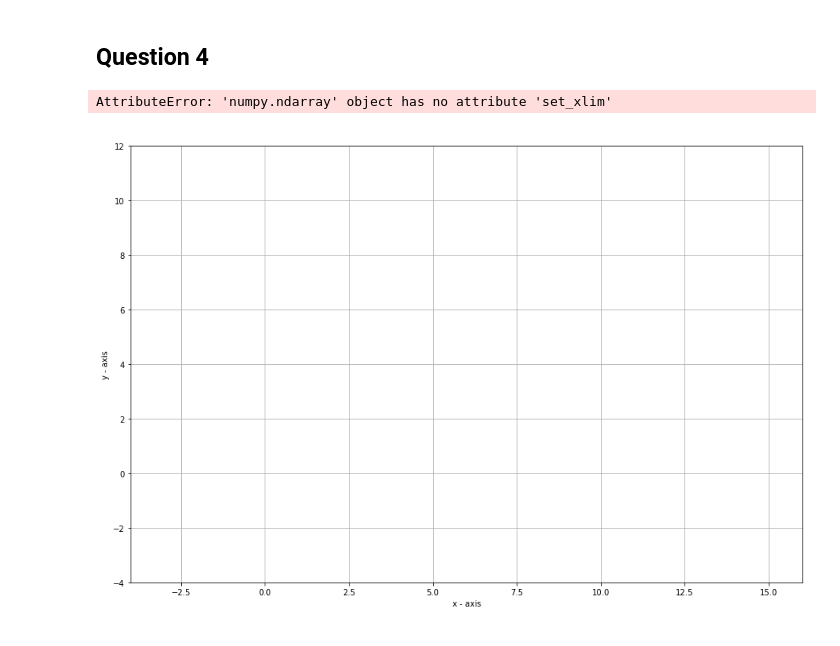
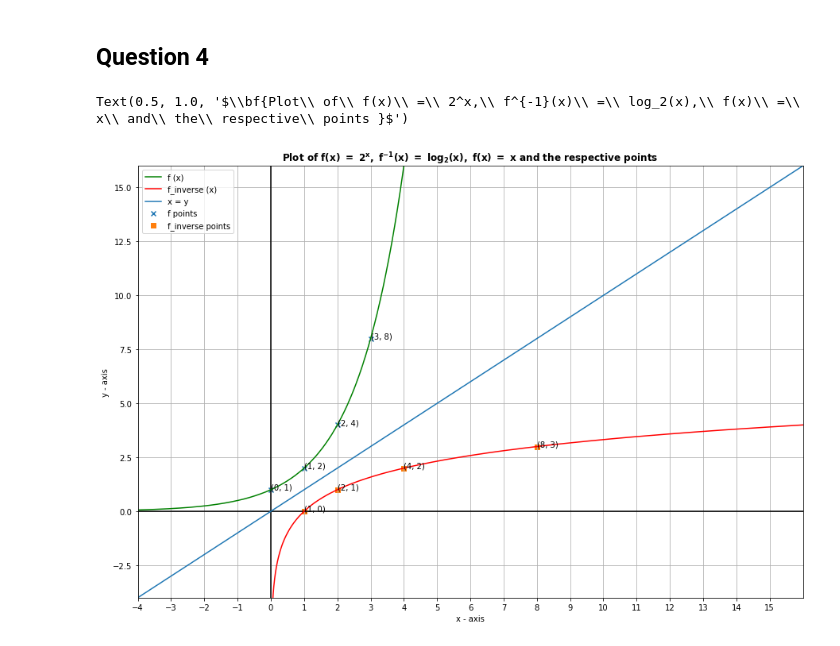
Before and after one commit to theatina/M902_MathNLP, a Jupyter notebook: Project_2/M902_Project2_CTKylafi_LT1200012.ipynb, the cells around one changed output. Cells and saved outputs as stored; diff of their text form; code cells hidden in the pictures.

```diff
--- a/Project_2/M902_Project2_CTKylafi_LT1200012.ipynb
+++ b/Project_2/M902_Project2_CTKylafi_LT1200012.ipynb
@@ -105,43 +105,43 @@ plt.xlabel("x - axis")
 plt.ylabel("y - axis")
 
 f_plot.grid(True)
-f_plot.title.set_text(r"$\bf{s_3$")
+# f_plot.title.set_text(r"$\bf{s_3$")
 f_plot.set_xlim(-4,16)
-f_plot.set_ylim(-4,12)
+f_plot.set_ylim(-4,16)
 
 f = [ exp_2(i) for i in x ]
 f_inverse = [ f_log(i) for i in x_inv ]
 f_xy = x
 
-plots[:].set_xlim(5)
+# plots[:].set_xlim(5)
 f_plot.plot( x, x*0, "k")
 f_plot.plot( x*0, x, "k" )
 f_plot.plot( x, f, "g", label="f (x)" )
 f_plot.plot( x_inv, f_inverse, "r", label="f_inverse (x)" )
 f_plot.plot( x, f_xy, label="x = y" )
 
 #points to draw
 #f
 x_list = [0,1,2,3]
 y_list = [ exp_2(x) for x in x_list ]
 # print(y_list)
 
 #f inverse
 x_inv_list = [1,2,4,8]
 y_inv_list = [ int(f_log(x)) for x in x_inv_list ]
 # print(y_inv_list)
 
 f_plot.scatter(x_list, y_list, marker="x", label="f points")
 f_plot.scatter(x_inv_list, y_inv_list, marker="s", label="f_inverse points")
 
 for i, txt in enumerate(x_list):
     f_plot.annotate((x_list[i],y_list[i]), (x_list[i], y_list[i]))
     f_plot.annotate((x_inv_list[i],y_inv_list[i]), (x_inv_list[i], y_inv_list[i]))
 
 f_plot.legend()
 plt.xticks([i for i in range(-4,16,1)])
 
-plt.title(r"$\bf{Plot\ of\ f(x)\ =\ 2^x,\ f^{-1}(x)\ =\ log(x),\ f(x)\ =\ x\ and\ the\ respective\ points }$")
+plt.title(r"$\bf{Plot\ of\ f(x)\ =\ 2^x,\ f^{-1}(x)\ =\ log_2(x),\ f(x)\ =\ x\ and\ the\ respective\ points }$")
 # %% [output]
-AttributeError: 'numpy.ndarray' object has no attribute 'set_xlim'
+Text(0.5, 1.0, '$\\bf{Plot\\ of\\ f(x)\\ =\\ 2^x,\\ f^{-1}(x)\\ =\\ log_2(x),\\ f(x)\\ =\\ x\\ and\\ the\\ respective\\ points }$')
-[figure, old version]
+[figure, new version]
```
Also changed, not shown: 15 other files.
